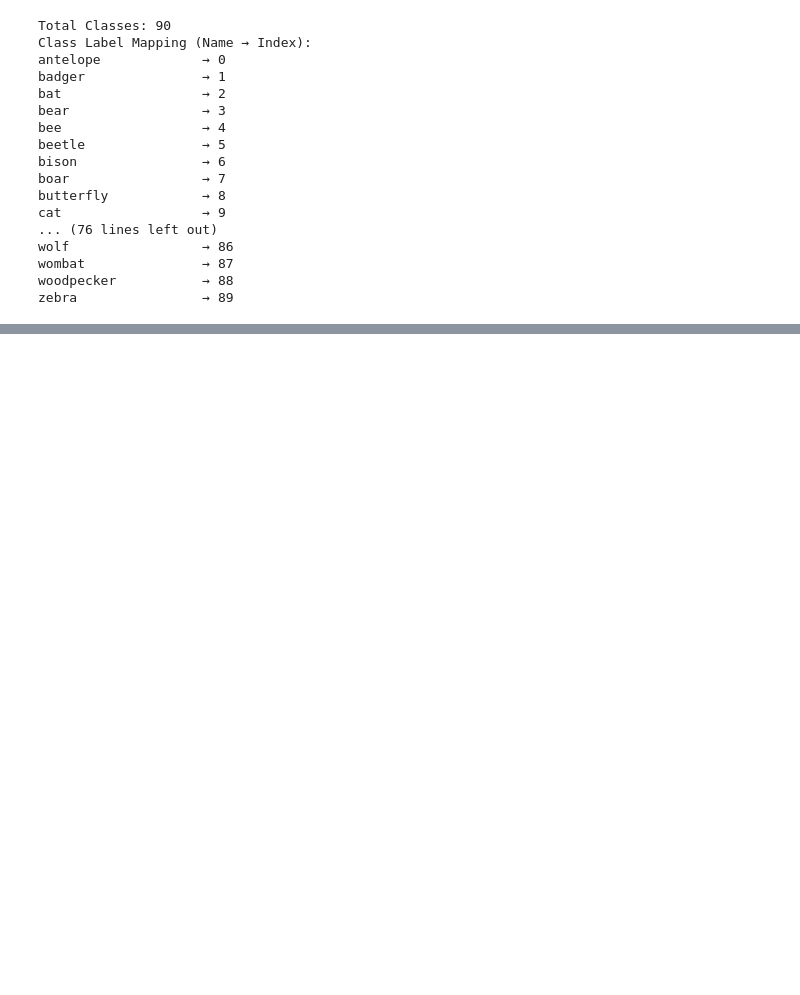
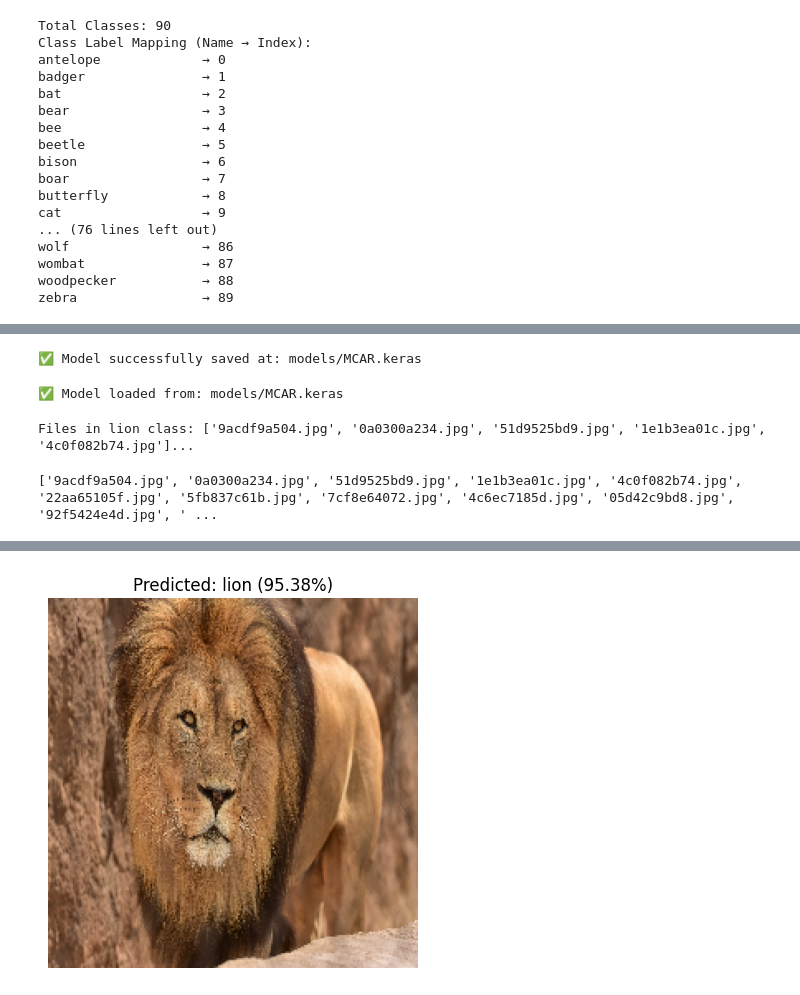
Before and after one commit to Yashrajgithub/Multi-Class-Animals-Classification, a Jupyter notebook: Multi_Class_Animal_Classification.ipynb, the cells around one changed output, grey strips where cells are left out. Cells and saved outputs as stored; diff of their text form; code cells hidden in the pictures; blank space fills up the shorter version.

```diff
--- a/Multi_Class_Animal_Classification.ipynb
+++ b/Multi_Class_Animal_Classification.ipynb
@@ -159,0 +307,74 @@ zebra                → 89
+# %%
+import os
+
+# Define the model save path
+model_save_path = "models"
+os.makedirs(model_save_path, exist_ok=True)
+
+# Save the model
+model_path = os.path.join(model_save_path, 'MCAR.keras')
+model.save(model_path)
+print(f"✅ Model successfully saved at: {model_path}")
+# %% [output]
+✅ Model successfully saved at: models/MCAR.keras
+# %%
+from tensorflow.keras.models import load_model
+from tensorflow.keras.preprocessing import image
+import numpy as np
+import matplotlib.pyplot as plt
+
+# Load the trained model
+model_path = "models/MCAR.keras"
+model = load_model(model_path)
+print(f"✅ Model loaded from: {model_path}")
+
+def predict_animal(img_path):
+    # Load and preprocess image
+    img = image.load_img(img_path, target_size=(224, 224))
+    img_array = image.img_to_array(img)
+    img_array = np.expand_dims(img_array, axis=0)
+    img_array = img_array / 255.0
+
+    # Predict the class
+    predictions = model.predict(img_array)
+    predicted_index = np.argmax(predictions[0])
+    predicted_class = class_names[predicted_index]
+    confidence = predictions[0][predicted_index]
+
+    # Display results
+    plt.imshow(img)
+    plt.title(f"Predicted: {predicted_class} ({confidence:.2%})")
+    plt.axis('off')
+    plt.show()
+# %% [output]
+✅ Model loaded from: models/MCAR.keras
+# %%
+import os
+
+# Define the path to a specific animal class (e.g., 'lion')
+animal_class = "lion"
+animal_class_path = f'/kaggle/input/animal-image-dataset-90-different-animals/animals/animals/{animal_class}'
+
+# List the files in the 'lion' class directory
+try:
+    animal_files = os.listdir(animal_class_path)
+    print(f"Files in {animal_class} class: {animal_files[:5]}...")  # Displaying first 5 files
+except FileNotFoundError:
+    print(f"❌ The directory for {animal_class} was not found. Please check the path.")
+# %% [output]
+Files in lion class: ['9acdf9a504.jpg', '0a0300a234.jpg', '51d9525bd9.jpg', '1e1b3ea01c.jpg', '4c0f082b74.jpg']...
+# %%
+# List files in the 'lion' class directory to see available images
+lion_images = os.listdir(f'/kaggle/input/animal-image-dataset-90-different-animals/animals/animals/lion')
+
+# Display available images
+print(lion_images)
+# %% [output]
+['9acdf9a504.jpg', '0a0300a234.jpg', '51d9525bd9.jpg', '1e1b3ea01c.jpg', '4c0f082b74.jpg', '22aa65105f.jpg', '5fb837c61b.jpg', '7cf8e64072.jpg', '4c6ec7185d.jpg', '05d42c9bd8.jpg', '92f5424e4d.jpg', ' ...
+# %%
+# Specify the image path for the lion class
+img_path = f'/kaggle/input/animal-image-dataset-90-different-animals/animals/animals/lion/9acdf9a504.jpg'
+
+# Predict the animal class for the sample image
+predict_animal(img_path)
+# %% [output]
@@ -159,0 +382 @@ zebra                → 89
+[figure, added]
```
Also changed, not shown: parts of 6 cells of this notebook.
